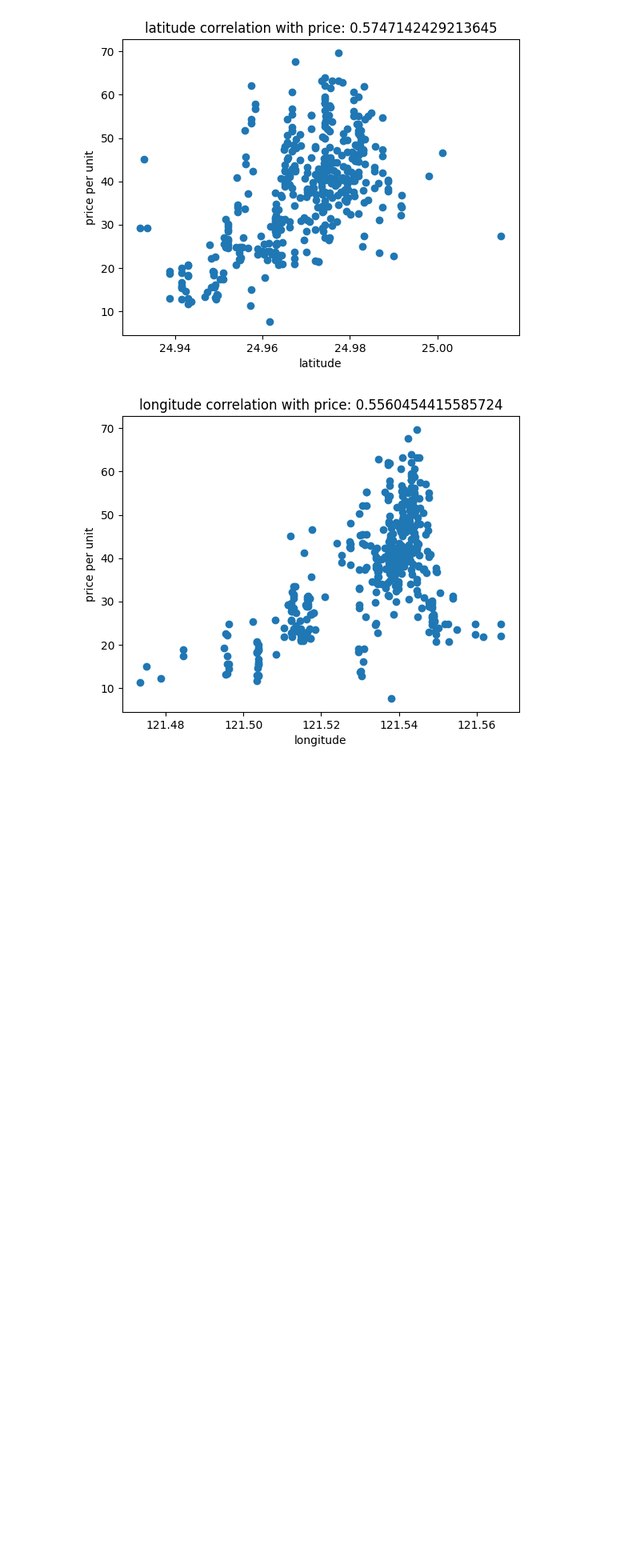
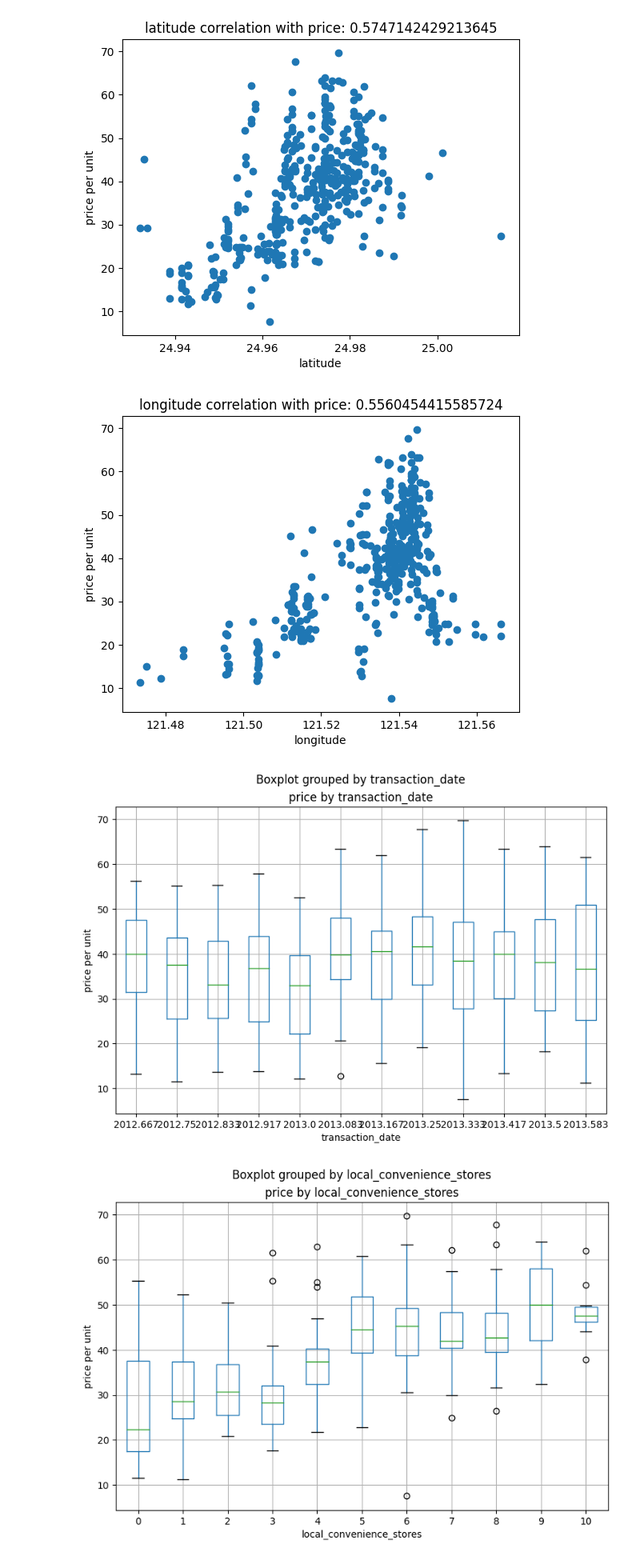
Before and after one commit to srapsons/data-science, a Jupyter notebook: Real estate valuation models.ipynb, the cells around one changed output. Shown at 80% size. Saved outputs shown, nothing was run; the diff lists cells and outputs as text; code cells hidden in the pictures; blank space fills up the shorter version.

```diff
--- a/Real estate valuation models.ipynb
+++ b/Real estate valuation models.ipynb
@@ -78,3 +80,16 @@ for feature in features:
 [figure]
 [figure]
 [figure]
+# %%
+#boxplot for categorical features
+categorical_features = ['transaction_date', 'local_convenience_stores']
+for col in categorical_features:
+    fig = plt.figure(figsize=(9,6))
+    ax = fig.gca()
+    data.boxplot(column='price_per_unit',by=col,ax=ax)
+    ax.set_title('price by ' + col)
+    ax.set_ylabel('price per unit')
+plt.show()
+# %% [output]
+[figure, added]
+[figure, added]
```
Also changed, not shown: parts of 14 cells of this notebook, 1 other file.
